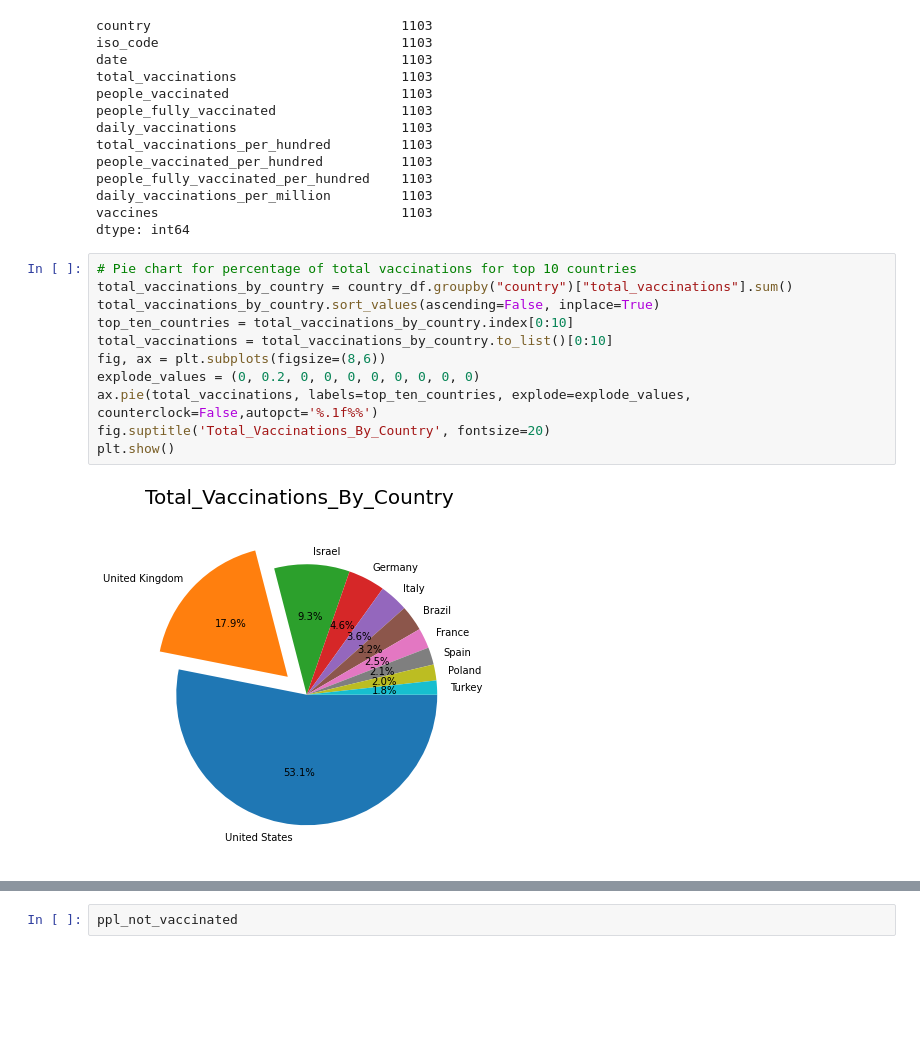
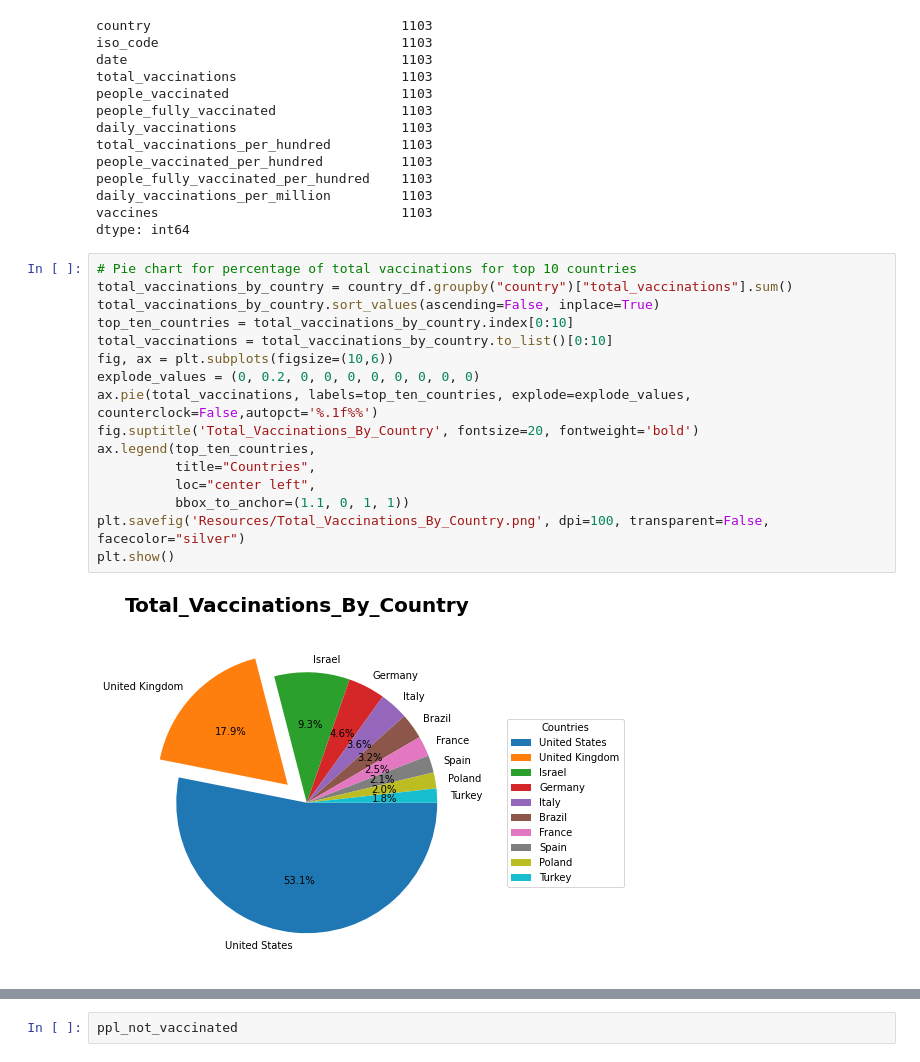
Before and after one commit to hariniv22/Covid_19_Data_Analysis, a Jupyter notebook: ETL_final_project.ipynb, the cells around one changed output, grey strips where cells are left out. Saved outputs shown, nothing was run; the diff lists cells and outputs as text; blank space fills up the shorter version.

Commit message:
updated pandas code, save plots, save cleaned csvs

```diff
--- a/ETL_final_project.ipynb
+++ b/ETL_final_project.ipynb
@@ -169,16 +165,21 @@ dtype: int64
 # %%
 # Pie chart for percentage of total vaccinations for top 10 countries
 total_vaccinations_by_country = country_df.groupby("country")["total_vaccinations"].sum()
 total_vaccinations_by_country.sort_values(ascending=False, inplace=True)
 top_ten_countries = total_vaccinations_by_country.index[0:10]
 total_vaccinations = total_vaccinations_by_country.to_list()[0:10]
-fig, ax = plt.subplots(figsize=(8,6))
+fig, ax = plt.subplots(figsize=(10,6))
 explode_values = (0, 0.2, 0, 0, 0, 0, 0, 0, 0, 0)
 ax.pie(total_vaccinations, labels=top_ten_countries, explode=explode_values, counterclock=False,autopct='%.1f%%')
-fig.suptitle('Total_Vaccinations_By_Country', fontsize=20)
+fig.suptitle('Total_Vaccinations_By_Country', fontsize=20, fontweight='bold')
+ax.legend(top_ten_countries,
+          title="Countries",
+          loc="center left",
+          bbox_to_anchor=(1.1, 0, 1, 1))
+plt.savefig('Resources/Total_Vaccinations_By_Country.png', dpi=100, transparent=False, facecolor="silver")
 plt.show()
 # %% [output]
-[figure, old version]
+[figure, new version]
 # %%
 # Pie chart for people fully vaccinated for top 10 countries
 ppl_fully_vaccinated_by_country = country_df.groupby("country")["people_fully_vaccinated"].sum()
```
Also changed, not shown: parts of 7 cells of this notebook, 7 other files.
